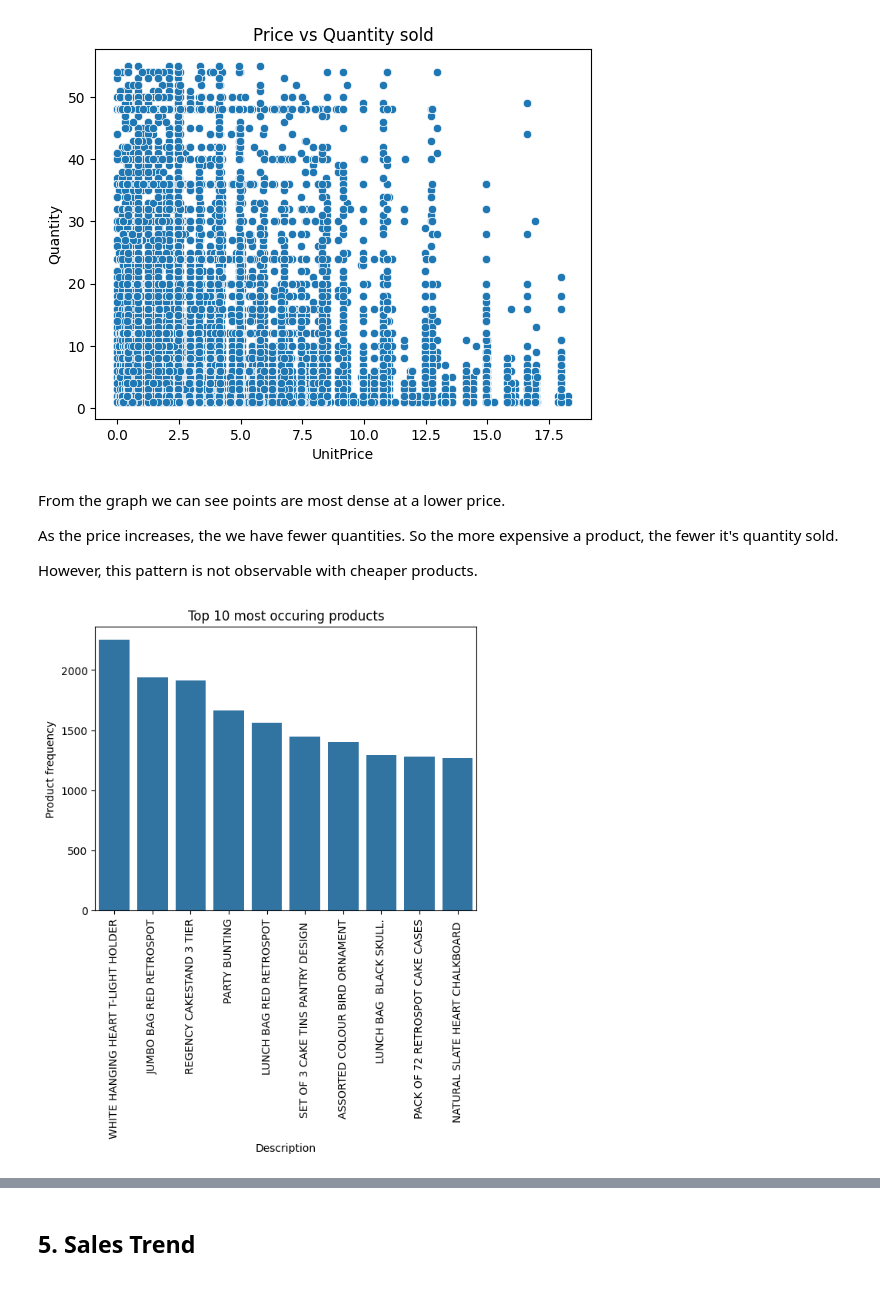
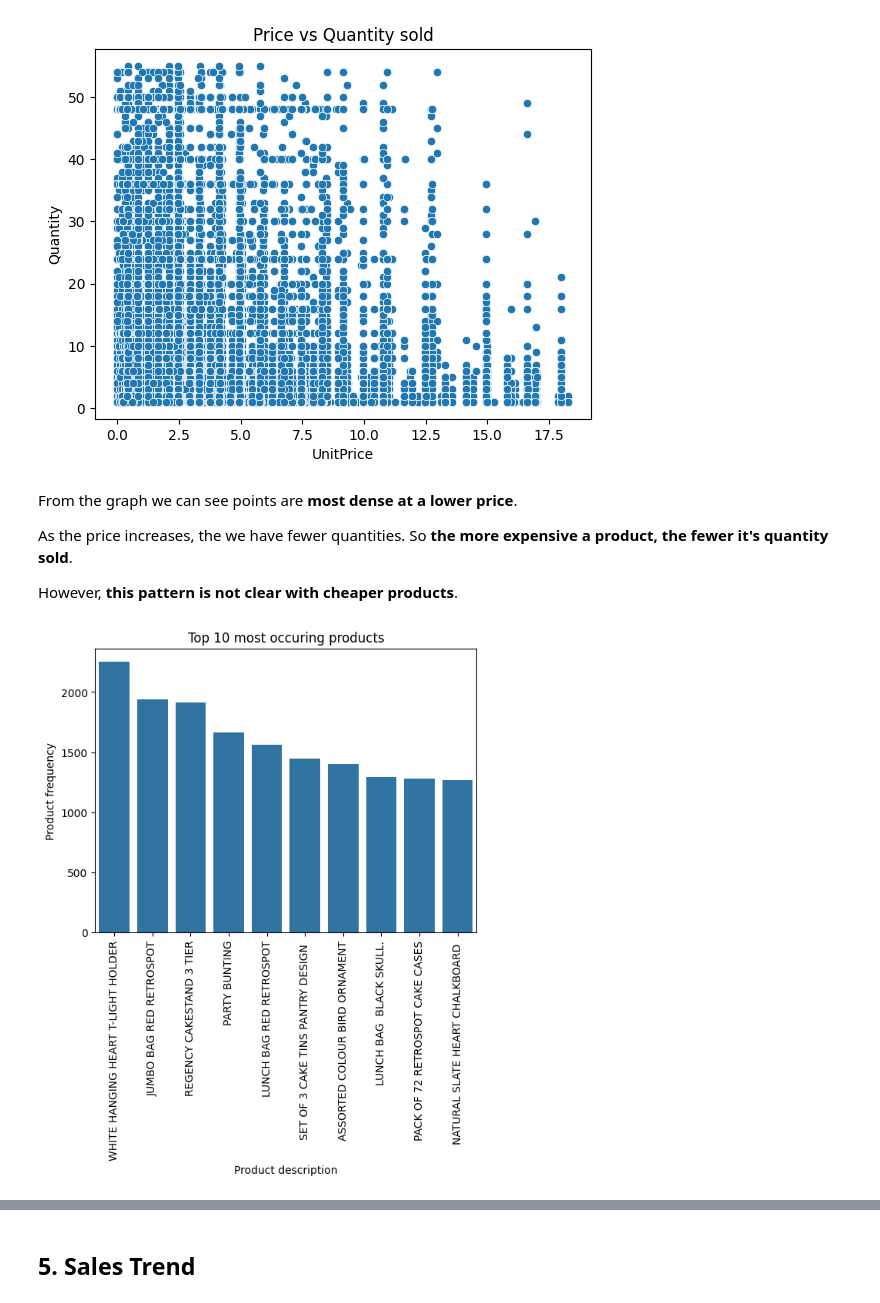
Before and after one commit to b-tanyileke/Machine-Learning, a Jupyter notebook: Projects/Exploratory-analysis-of-retail-store/online_retail.ipynb, the cells around one changed output, grey strips where cells are left out. Cells and saved outputs as stored; diff of their text form; code cells hidden in the pictures.

```diff
--- a/Projects/Exploratory-analysis-of-retail-store/online_retail.ipynb
+++ b/Projects/Exploratory-analysis-of-retail-store/online_retail.ipynb
@@ -321,21 +321,22 @@ plt.show()
 # %% [output]
 [figure]
 # %% [markdown]
-From the graph we can see points are most dense at a lower price.
+From the graph we can see points are **most dense at a lower price**.
 
-As the price increases, the we have fewer quantities. So the more expensive a product, the fewer it's quantity sold.
+As the price increases, the we have fewer quantities. So **the more expensive a product, the fewer it's quantity sold**.
 
-However, this pattern is not observable with cheaper products.
+However, **this pattern is not clear with cheaper products**.
 # %%
 # Visualize most common products
 product_freq = filtered_data["Description"].value_counts().nlargest(10)
 sns.barplot(x=product_freq.index, y=product_freq.values)
 plt.ylabel("Product frequency")
+plt.xlabel("Product description")
 plt.title("Top 10 most occuring products")
 plt.xticks(rotation=90)
 plt.show()
 # %% [output]
-[figure, old version]
+[figure, new version]
 # %%
 # Visualize products with negative quantities
 negatives = filtered_data.groupby("Description")["Quantity"].sum().nsmallest(10)
```
Also changed, not shown: parts of 17 cells of this notebook.
